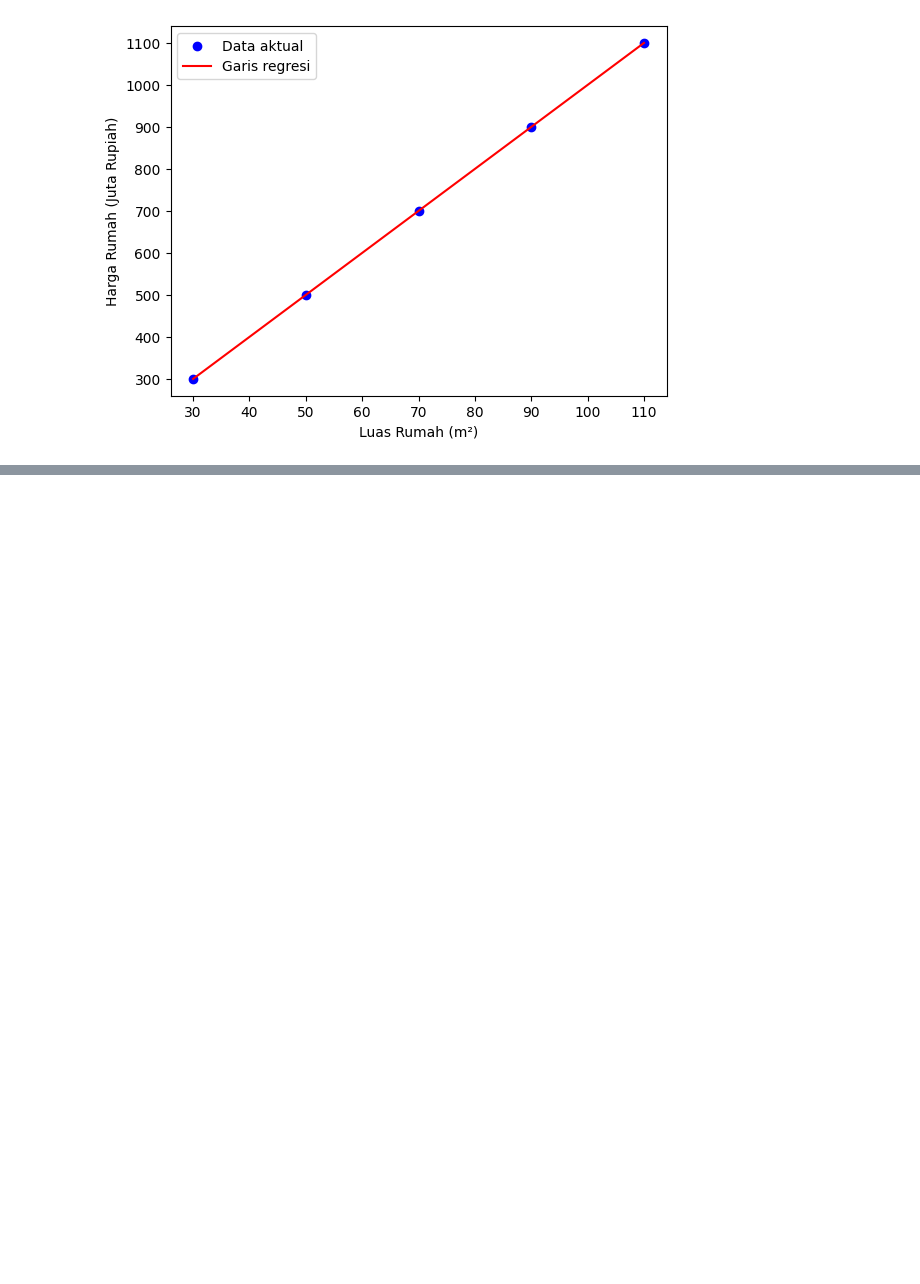
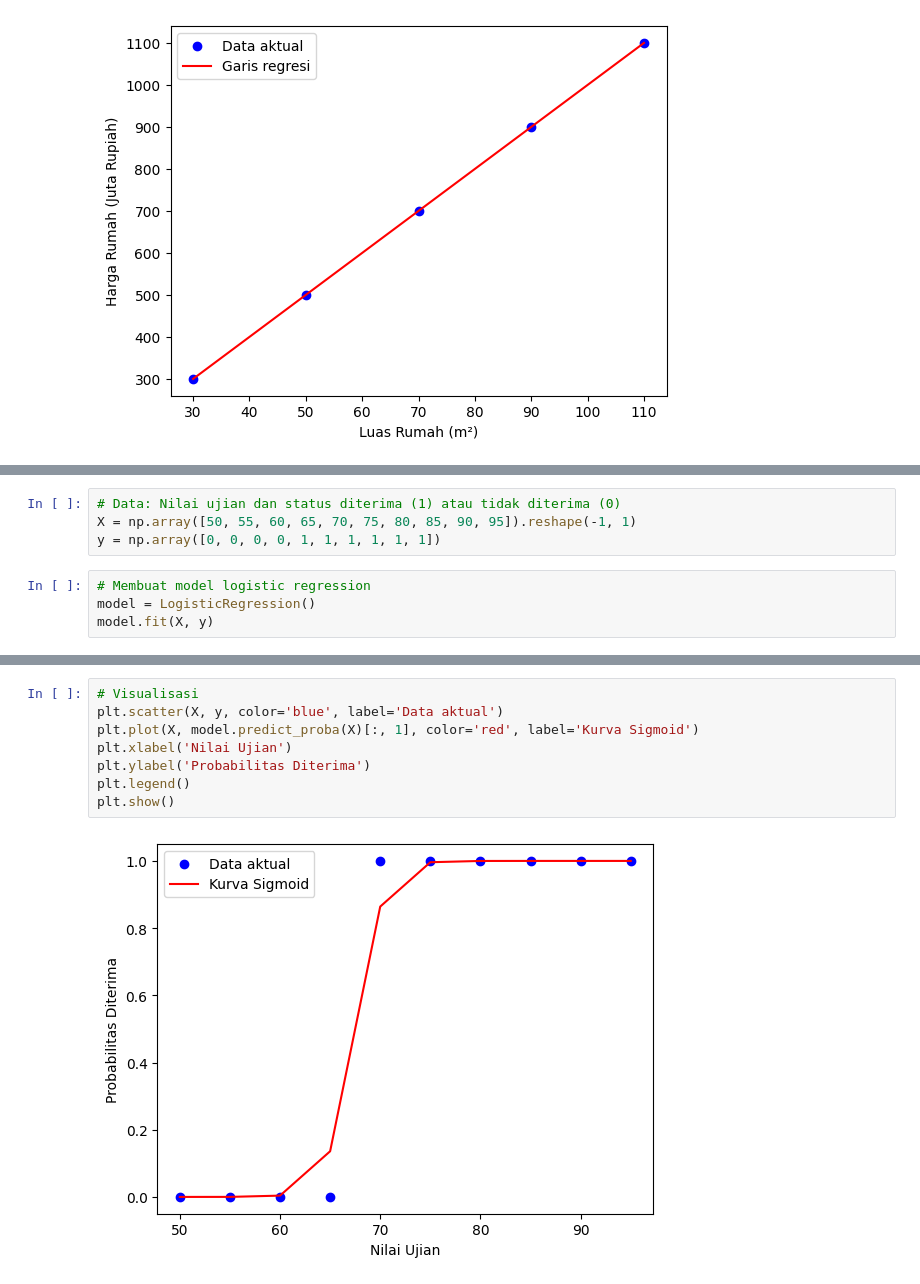
Before and after one commit to LatiefDataVisionary/coding-and-machine-learning-college-task, a Jupyter notebook: tugas_modul_hal_26.ipynb, the cells around one changed output, grey strips where cells are left out. Saved outputs shown, nothing was run; the diff lists cells and outputs as text; blank space fills up the shorter version.

Commit message:
Logistic Regression

```diff
--- a/tugas_modul_hal_26.ipynb
+++ b/tugas_modul_hal_26.ipynb
@@ -35,0 +42,8 @@ plt.show()
+# %%
+# Data: Nilai ujian dan status diterima (1) atau tidak diterima (0)
+X = np.array([50, 55, 60, 65, 70, 75, 80, 85, 90, 95]).reshape(-1, 1)
+y = np.array([0, 0, 0, 0, 1, 1, 1, 1, 1, 1])
+# %%
+# Membuat model logistic regression
+model = LogisticRegression()
+model.fit(X, y)
@@ -35,0 +59,10 @@ plt.show()
+# %%
+# Visualisasi
+plt.scatter(X, y, color='blue', label='Data aktual')
+plt.plot(X, model.predict_proba(X)[:, 1], color='red', label='Kurva Sigmoid')
+plt.xlabel('Nilai Ujian')
+plt.ylabel('Probabilitas Diterima')
+plt.legend()
+plt.show()
+# %% [output]
+[figure, added]
```
Also changed, not shown: parts of 4 cells of this notebook.
